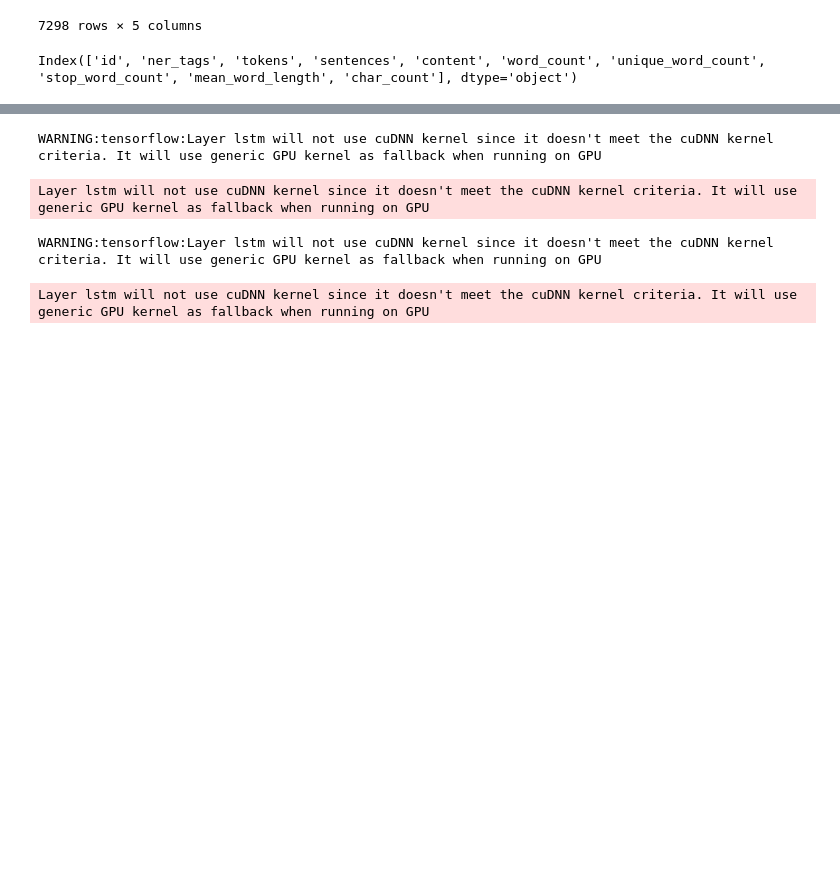
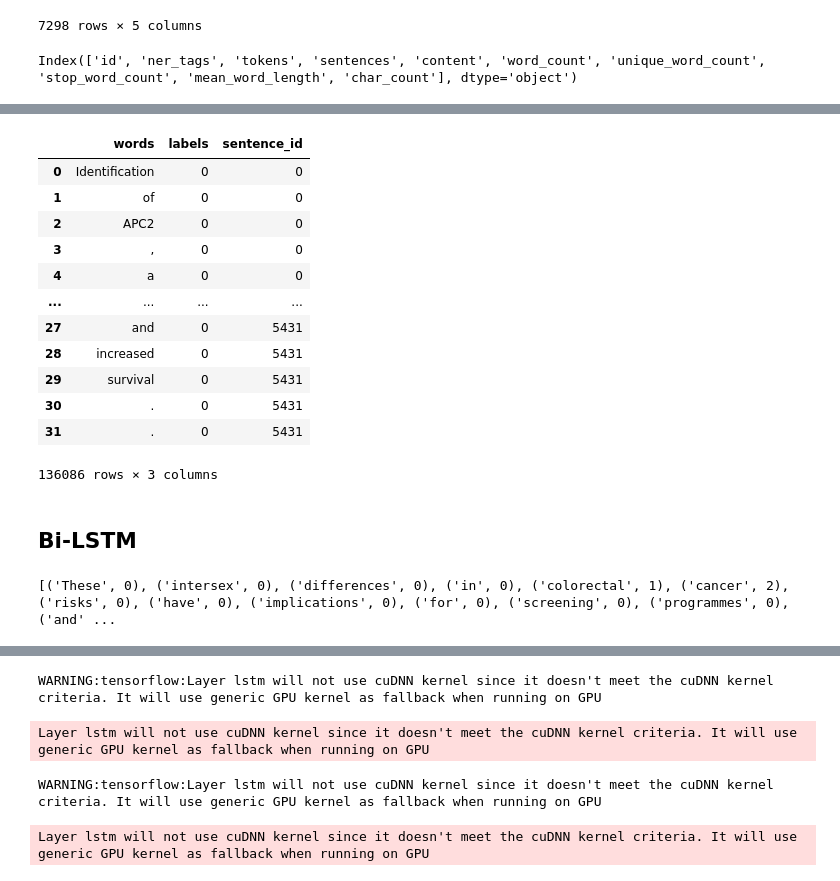
Before and after one commit to Solvve/ml_pathogen_identification_ner, a Jupyter notebook: ncbi_disease_NER.ipynb, the cells around one changed output, grey strips where cells are left out. Saved outputs shown, nothing was run; the diff lists cells and outputs as text; code cells hidden in the pictures; blank space fills up the shorter version.

```diff
--- a/ncbi_disease_NER.ipynb
+++ b/ncbi_disease_NER.ipynb
@@ -305,0 +247,42 @@ eda_df.plot.scatter(x='sentiment_score', y='lexical_density', s=eda_df['char_cou
+# %%
+eda_df['id'] = pd.Series(eda_df.index.values)
+# %%
+eda_df=eda_df.iloc[:7297]
+# %%
+%%capture
+da = pd.DataFrame()
+k = 0
+for i in zip(eda_df['ner_tags'][:1], eda_df['tokens'][:1]):
+  df = pd.DataFrame(np.vstack(i[0]), np.vstack(i[1]))
+  df.columns=['tags']
+  df['id'] = k
+  k +=1
+  df = df.reset_index()
+  da = df
+  break
+
+for i in zip(eda_df['ner_tags'][1:], eda_df['tokens'][1:]):
+  df = pd.DataFrame(np.vstack(i[0]), np.vstack(i[1]))
+  df.columns=['tags']
+  df['id'] = k
+  k +=1
+  df = df.reset_index()
+  da = pd.concat([da,df], axis=0)
+# %%
+da['index'] = da['index'].apply(lambda x: x[0])
+# %%
+da
+# %% [output]
+|  | words | labels | sentence_id |
+| 0 | Identification | 0 | 0 |
+| 1 | of | 0 | 0 |
+| 2 | APC2 | 0 | 0 |
+| 3 | , | 0 | 0 |
+| 4 | a | 0 | 0 |
+| ... | ... | ... | ... |
+| 27 | and | 0 | 5431 |
+| 28 | increased | 0 | 5431 |
+| 29 | survival | 0 | 5431 |
+| 30 | . | 0 | 5431 |
+| 31 | . | 0 | 5431 |
+136086 rows × 3 columns
@@ -306,3 +291,5 @@ eda_df.plot.scatter(x='sentiment_score', y='lexical_density', s=eda_df['char_cou
+# %% [markdown]
+## Bi-LSTM
 # %%
 class SentenceGetter(object):
 
@@ -327,2 +314,5 @@ getter = SentenceGetter(dataset)
 # %%
 sentences = getter.sentences
+print(sentences[25])
+# %% [output]
+[('These', 0), ('intersex', 0), ('differences', 0), ('in', 0), ('colorectal', 1), ('cancer', 2), ('risks', 0), ('have', 0), ('implications', 0), ('for', 0), ('screening', 0), ('programmes', 0), ('and' ...
```
Also changed, not shown: parts of 49 cells of this notebook.
